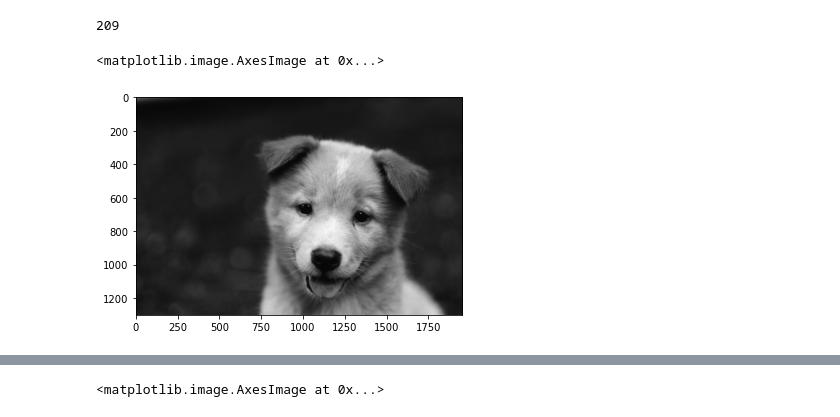
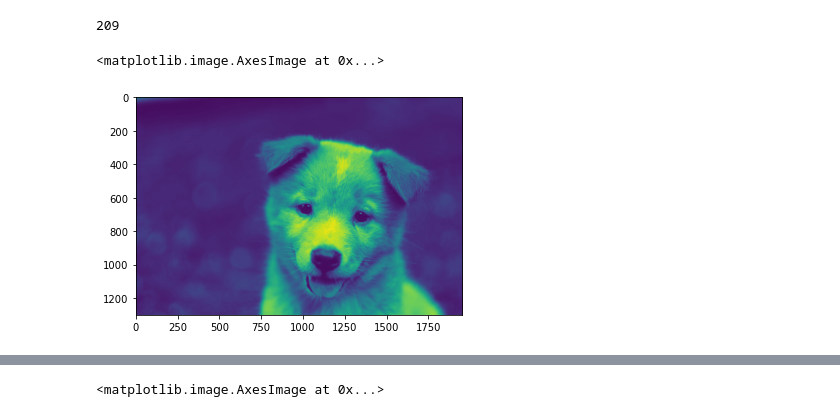
Before and after one commit to amirhoseinsalimi/computer-vision-with-opencv-and-deep-learning-course, a Jupyter notebook: 02_image_basics_with_opencv/01_opening_image_files_in_a_notebook.ipynb, the cells around one changed output, grey strips where cells are left out. Saved outputs shown, nothing was run; the diff lists cells and outputs as text; code cells hidden in the pictures.

```diff
--- a/02_image_basics_with_opencv/01_opening_image_files_in_a_notebook.ipynb
+++ b/02_image_basics_with_opencv/01_opening_image_files_in_a_notebook.ipynb
@@ -60,7 +60,7 @@ img_gray.max()
 # %% [output]
 209
 # %%
-plt.imshow(img_gray, cmap='gray')
+plt.imshow(img_gray)
 # %% [output]
 <matplotlib.image.AxesImage at 0x...>
-[figure, old version]
+[figure, new version]
```
Also changed, not shown: parts of 2 cells of this notebook, 6 other files.
